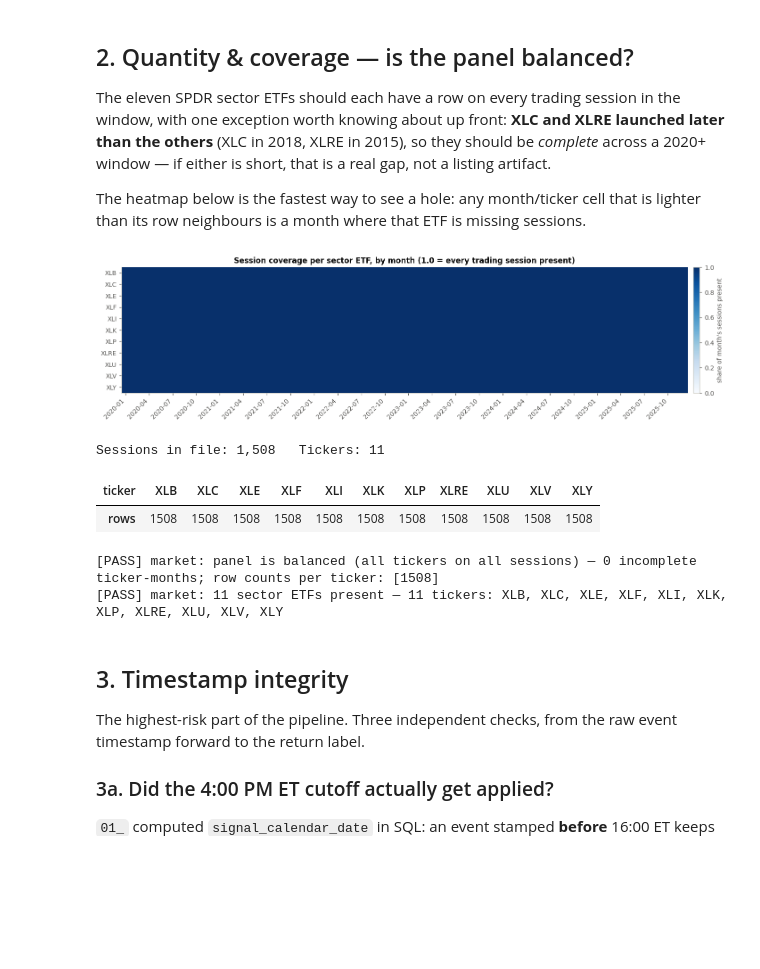
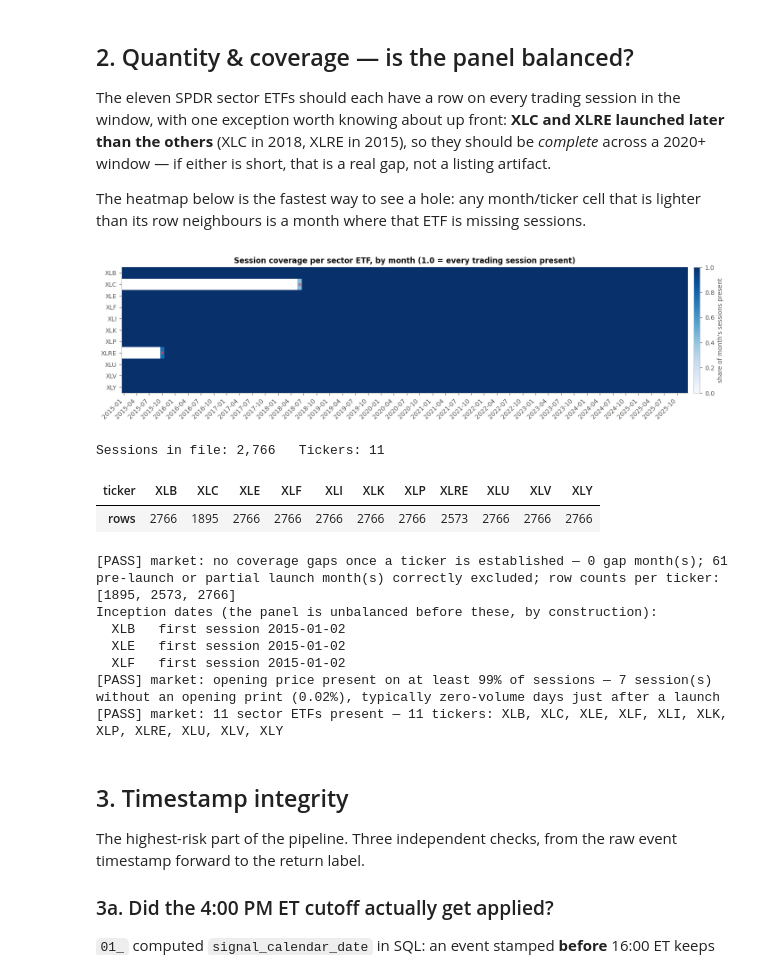
Before and after one commit to jtang6031/siads-699-sentiment-analysis-sp500, a Jupyter notebook: notebooks/2_prepare/03_data_quality_visual_qa.ipynb, the cells around one changed output. Saved outputs shown, nothing was run; the diff lists cells and outputs as text; code cells hidden in the pictures; blank space fills up the shorter version.

```diff
--- a/notebooks/2_prepare/03_data_quality_visual_qa.ipynb
+++ b/notebooks/2_prepare/03_data_quality_visual_qa.ipynb
@@ -192,42 +201,71 @@ coverage = market_df.pivot_table(index="ticker", columns="month", values="sessio
 # Sessions actually observed anywhere in the file = the empirical trading calendar
 all_sessions = pd.DatetimeIndex(sorted(market_df["session_date"].unique()))
 sessions_per_month = pd.Series(1, index=all_sessions).resample("MS").sum()
 expected = coverage.copy()
 for m in expected.columns:
     expected[m] = sessions_per_month.get(m, np.nan)
 completeness = (coverage / expected)  # 1.0 = every session present for that ticker-month
 
 fig, ax = plt.subplots(figsize=(13, 3.6))
 im = ax.imshow(completeness.values, aspect="auto", cmap=SEQ, vmin=0, vmax=1)
 ax.set_yticks(range(len(completeness.index)), completeness.index)
 tick_pos = range(0, len(completeness.columns), 3)
 ax.set_xticks(list(tick_pos), [completeness.columns[i].strftime("%Y-%m") for i in tick_pos], rotation=45, ha="right")
 ax.set_title("Session coverage per sector ETF, by month (1.0 = every trading session present)")
 ax.grid(False)
 cbar = fig.colorbar(im, ax=ax, pad=0.01, fraction=0.02)
 cbar.set_label("share of month's sessions present", color=MUTED)
 # Mark any incomplete cell explicitly — colour alone should not carry a defect.
 for y, x in zip(*np.where(completeness.values < 1.0)):
     ax.text(x, y, "x", ha="center", va="center", color=RED, fontsize=7, fontweight="bold")
 plt.tight_layout()
 plt.show()
 
 rows_per_ticker = market_df["ticker"].value_counts().sort_index()
 print(f"\nSessions in file: {len(all_sessions):,}   Tickers: {market_df['ticker'].nunique()}")
 display(rows_per_ticker.to_frame("rows").T)
 
-incomplete = int((completeness.fillna(0) < 1.0).sum().sum())
-record("market: panel is balanced (all tickers on all sessions)",
-       rows_per_ticker.nunique() == 1 and len(market_df) == len(all_sessions) * market_df["ticker"].nunique(),
-       f"{incomplete} incomplete ticker-months; row counts per ticker: {sorted(rows_per_ticker.unique())}")
+# The panel is unbalanced by construction whenever the window predates a constituent's launch:
+# XLRE listed 2015-10-08 and XLC 2018-06-19. Requiring every ticker on every session would fail on
+# a fact about the world rather than a defect in the data. What must hold is that a ticker has no
+# GAPS once it has started trading.
+_first_month = market_df.groupby("ticker")["session_date"].min().dt.to_period("M")
+_months = pd.PeriodIndex(completeness.columns, freq="M")
+# The launch month itself is partial by definition — a security listing mid-month cannot show a
+# full month of sessions (XLRE listed on the 8th, XLC on the 19th). Judge from the month after.
+_established = pd.DataFrame(
+    [[m > _first_month[t] for m in _months] for t in completeness.index],
+    index=completeness.index, columns=completeness.columns,
+)
+_gaps = int(((completeness.fillna(0) < 1.0) & _established).sum().sum())
+_pre_launch = int((~_established).sum().sum())
+record("market: no coverage gaps once a ticker is established", _gaps == 0,
+       f"{_gaps} gap month(s); {_pre_launch} pre-launch or partial launch month(s) correctly "
+       f"excluded; row counts per ticker: {sorted(rows_per_ticker.unique())}")
+print("Inception dates (the panel is unbalanced before these, by construction):")
+for _t, _d in market_df.groupby("ticker")["session_date"].min().sort_values().head(3).items():
+    print(f"  {_t:5s} first session {_d.date()}")
+
+# Thin trading right after a launch shows up as a session with zero volume and no opening print.
+# Surface it rather than let it hide inside the gap check.
+_no_open = int(market_df["open_price"].isna().sum()) if "open_price" in market_df.columns else 0
+record("market: opening price present on at least 99% of sessions",
+       _no_open <= 0.01 * len(market_df),
+       f"{_no_open} session(s) without an opening print "
+       f"({_no_open / max(1, len(market_df)):.2%}), typically zero-volume days just after a launch")
 record("market: 11 sector ETFs present", market_df["ticker"].nunique() == 11,
        f"{market_df['ticker'].nunique()} tickers: {', '.join(sorted(market_df['ticker'].unique()))}")
 # %% [output]
-[figure, old version]
+[figure, new version]
-Sessions in file: 1,508   Tickers: 11
+Sessions in file: 2,766   Tickers: 11
 | ticker | XLB | XLC | XLE | XLF | XLI | XLK | XLP | XLRE | XLU | XLV | XLY |
-| rows | 1508 | 1508 | 1508 | 1508 | 1508 | 1508 | 1508 | 1508 | 1508 | 1508 | 1508 |
+| rows | 2766 | 1895 | 2766 | 2766 | 2766 | 2766 | 2766 | 2573 | 2766 | 2766 | 2766 |
-[PASS] market: panel is balanced (all tickers on all sessions) — 0 incomplete ticker-months; row counts per ticker: [1508]
+[PASS] market: no coverage gaps once a ticker is established — 0 gap month(s); 61 pre-launch or partial launch month(s) correctly excluded; row counts per ticker: [1895, 2573, 2766]
+Inception dates (the panel is unbalanced before these, by construction):
+  XLB   first session 2015-01-02
+  XLE   first session 2015-01-02
+  XLF   first session 2015-01-02
+[PASS] market: opening price present on at least 99% of sessions — 7 session(s) without an opening print (0.02%), typically zero-volume days just after a launch
 [PASS] market: 11 sector ETFs present — 11 tickers: XLB, XLC, XLE, XLF, XLI, XLK, XLP, XLRE, XLU, XLV, XLY
 # %% [markdown]
 ## 3. Timestamp integrity
```
Also changed, not shown: parts of 12 cells of this notebook, 7 other files.
